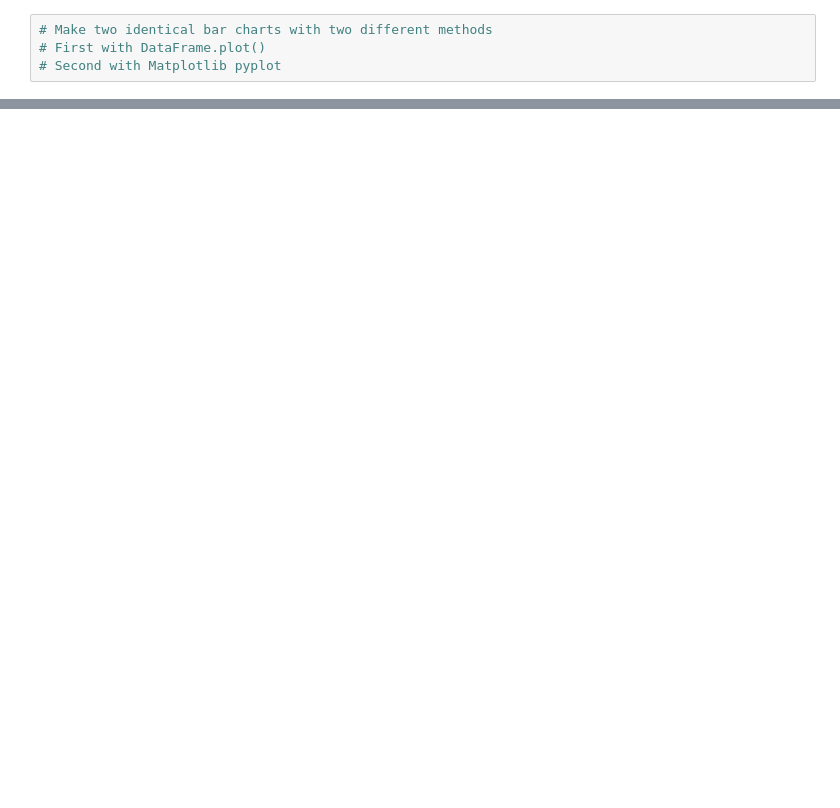
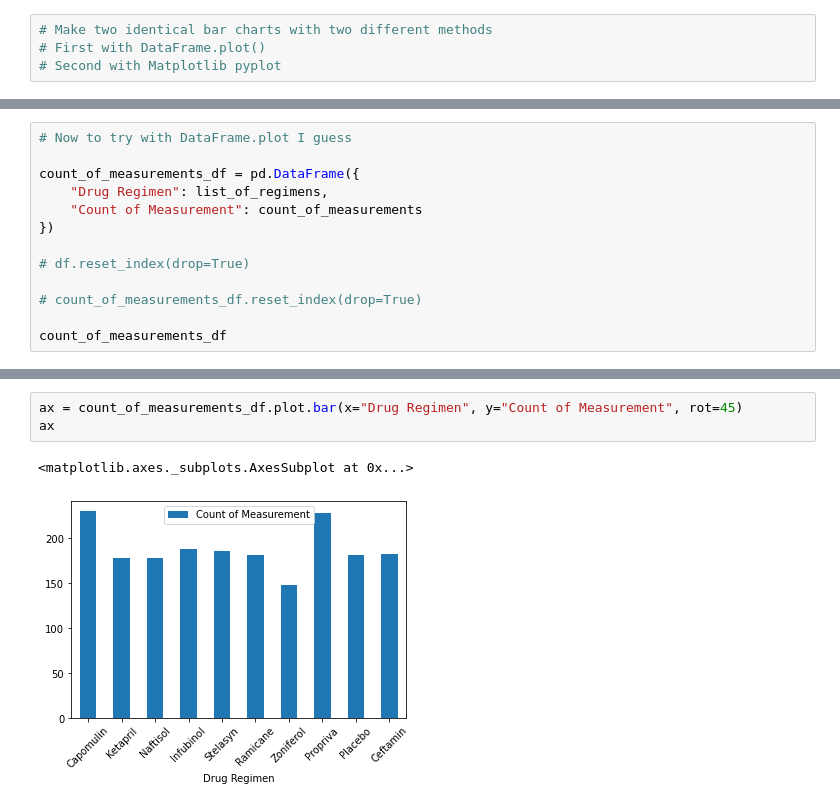
Before and after one commit to mel-c-lowe/MatPlotLib_Homework_05, a Jupyter notebook: Pymaceuticals.ipynb, the cells around one changed output, grey strips where cells are left out. Cells and saved outputs as stored; diff of their text form; blank space fills up the shorter version.

```diff
--- a/Pymaceuticals.ipynb
+++ b/Pymaceuticals.ipynb
@@ -153,0 +162,13 @@ Summary_Statistics_Table
+# %%
+# Now to try with DataFrame.plot I guess
+
+count_of_measurements_df = pd.DataFrame({
+    "Drug Regimen": list_of_regimens,
+    "Count of Measurement": count_of_measurements
+})
+
+# df.reset_index(drop=True)
+
+# count_of_measurements_df.reset_index(drop=True)
+
+count_of_measurements_df
@@ -153,0 +203,6 @@ Summary_Statistics_Table
+# %%
+ax = count_of_measurements_df.plot.bar(x="Drug Regimen", y="Count of Measurement", rot=45)
+ax
+# %% [output]
+<matplotlib.axes._subplots.AxesSubplot at 0x...>
+[figure, added]
```
Also changed, not shown: parts of 8 cells of this notebook.
